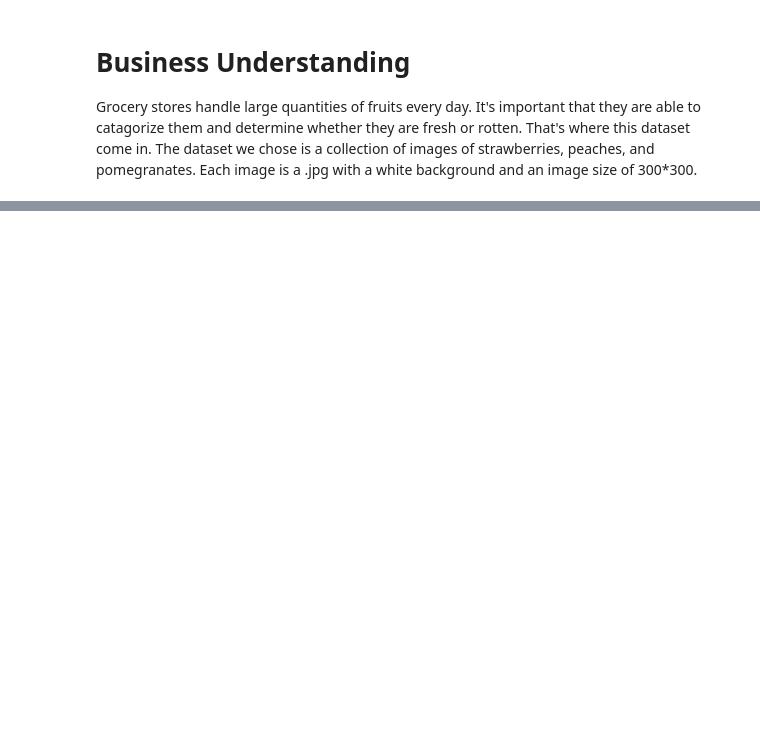
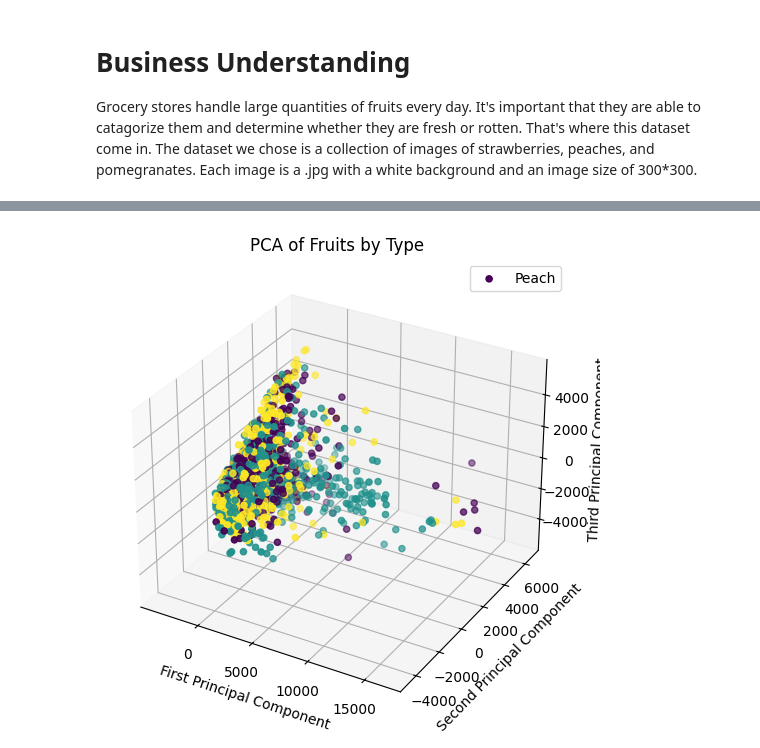
Before and after one commit to QuinnMatthews/MLinPyNotebooks, a Jupyter notebook: Lab Two/LabTwo.ipynb, the cells around one changed output, grey strips where cells are left out. Saved outputs shown, nothing was run; the diff lists cells and outputs as text; code cells hidden in the pictures; blank space fills up the shorter version.

```diff
--- a/Lab Two/LabTwo.ipynb
+++ b/Lab Two/LabTwo.ipynb
@@ -50,0 +97,31 @@ plot_gallery(data_set, dataset_target, h, w)
+# %%
+# PCA with 3 components
+pca = PCA(n_components=3)
+pca.fit(data_set)
+data_set_pca = pca.transform(data_set)
+
+# Plot the PCA
+from mpl_toolkits.mplot3d import Axes3D
+
+fig = plt.figure(figsize=(8, 6))
+ax = fig.add_subplot(111, projection='3d')
+
+ax.scatter(data_set_pca[:, 0],
+           data_set_pca[:, 1],
+           data_set_pca[:, 2],
+           c=[0 if x[1] == 'peach' else 1 if x[1] == 'pomegranate' else 2 for x in dataset_target]
+           )
+
+
+ax.set_xlabel('First Principal Component')
+ax.set_ylabel('Second Principal Component')
+ax.set_zlabel('Third Principal Component')
+
+# Set the legend
+ax.legend(['Peach', 'Pomegranate', 'Strawberry'])
+
+plt.title('PCA of Fruits by Type')
+
+plt.show()
+# %% [output]
+[figure, added]
```
Also changed, not shown: parts of 8 cells of this notebook.
